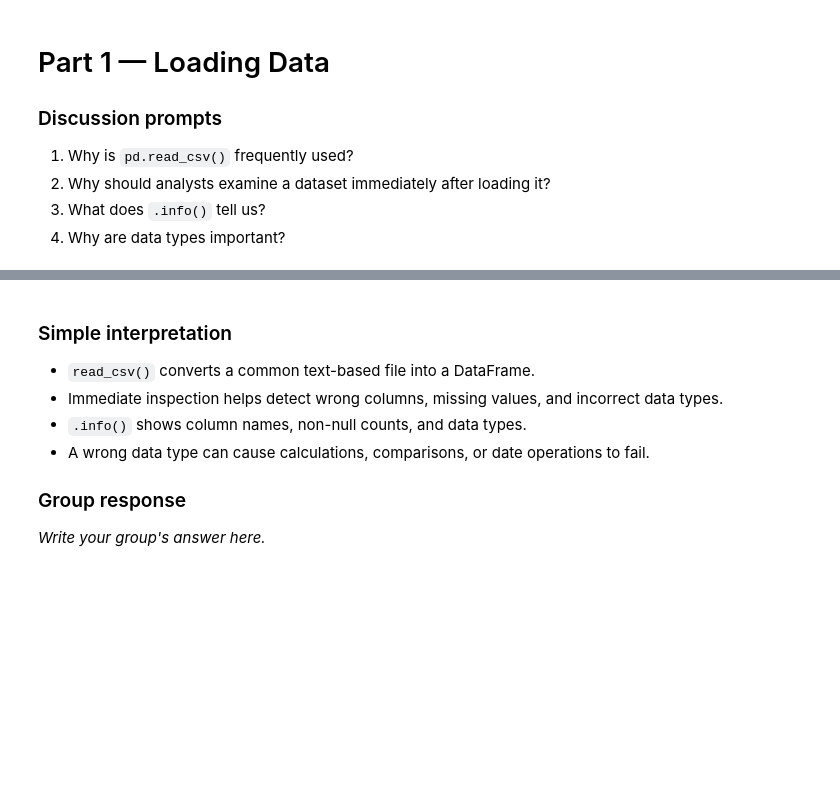
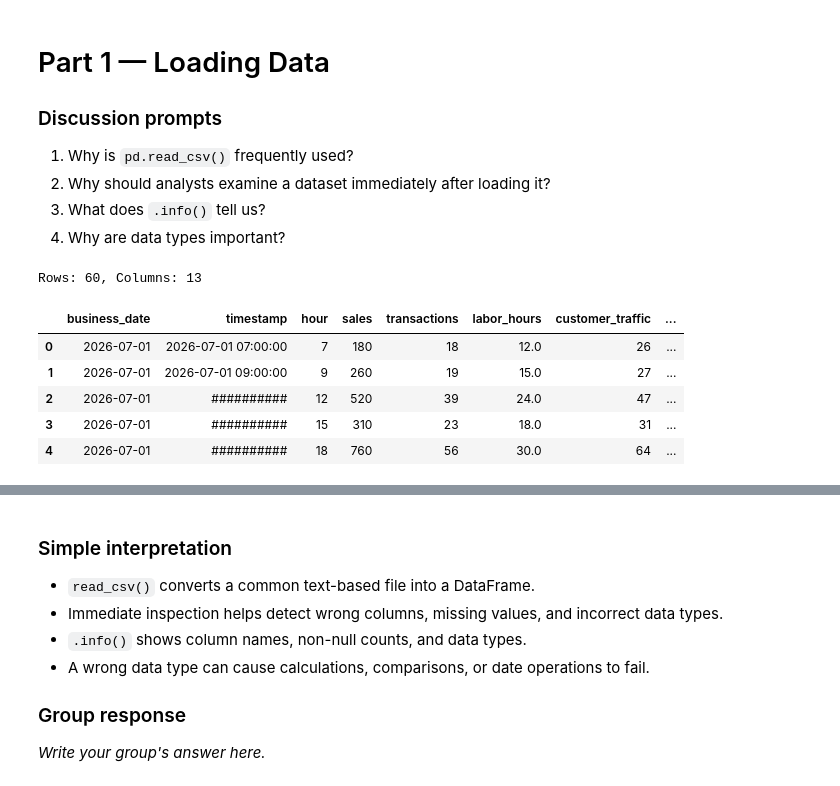
Before and after one commit to zhangyu027/UCI_Python_Programming_Portfolio, a Jupyter notebook: 09_Group Discussion/GroupDiscussion_Pandas_Walkthrough.ipynb, the cells around one changed output, grey strips where cells are left out. Saved outputs shown, nothing was run; the diff lists cells and outputs as text; code cells hidden in the pictures; blank space fills up the shorter version.

```diff
--- a/09_Group Discussion/GroupDiscussion_Pandas_Walkthrough.ipynb
+++ b/09_Group Discussion/GroupDiscussion_Pandas_Walkthrough.ipynb
@@ -18,0 +21,3 @@ The CSV file should be in the same folder as this notebook.
+# %%
+from google.colab import files
+f = files.upload()
@@ -19,5 +27,22 @@ The CSV file should be in the same folder as this notebook.
 # %%
+from pathlib import Path
 import pandas as pd
 
 pd.set_option('display.max_columns', None)
-DATA_FILE = 'restaurant_operations_sample.csv'
+
+# Look for the classroom dataset in common locations/formats.
+DATA_CANDIDATES = [
+    Path('restaurant_operations_sample.csv.xlsx'),
+    Path('restaurant_operations_sample.xlsx'),
+    Path('restaurant_operations_sample.csv'),
+    Path('/mnt/data/restaurant_operations_sample.csv.xlsx'),
+]
+
+DATA_FILE = next((p for p in DATA_CANDIDATES if p.exists()), None)
+if DATA_FILE is None:
+    raise FileNotFoundError(
+        'Restaurant dataset not found. Put restaurant_operations_sample.csv.xlsx '
+        'or restaurant_operations_sample.csv in the same folder as this notebook.'
+    )
+
+print(f'Using data file: {DATA_FILE}')
@@ -30,8 +57,21 @@ DATA_FILE = 'restaurant_operations_sample.csv'
 3. What does `.info()` tell us?
 4. Why are data types important?
 # %%
-df = pd.read_csv(DATA_FILE)
+# Read either Excel or CSV without changing the rest of the walkthrough.
+if DATA_FILE.suffix.lower() == '.xlsx':
+    df = pd.read_excel(DATA_FILE)
+else:
+    df = pd.read_csv(DATA_FILE)
+
 print(f'Rows: {df.shape[0]}, Columns: {df.shape[1]}')
-df.head()
+display(df.head())
+# %% [output]
+Rows: 60, Columns: 13
+|  | business_date | timestamp | hour | sales | transactions | labor_hours | customer_traffic | ... |
+| 0 | 2026-07-01 | 2026-07-01 07:00:00 | 7 | 180 | 18 | 12.0 | 26 | ... |
+| 1 | 2026-07-01 | 2026-07-01 09:00:00 | 9 | 260 | 19 | 15.0 | 27 | ... |
+| 2 | 2026-07-01 | ########## | 12 | 520 | 39 | 24.0 | 47 | ... |
+| 3 | 2026-07-01 | ########## | 15 | 310 | 23 | 18.0 | 31 | ... |
+| 4 | 2026-07-01 | ########## | 18 | 760 | 56 | 30.0 | 64 | ... |
 # %%
 df.info()
```
Also changed, not shown: parts of 20 cells of this notebook, 2 other files.
